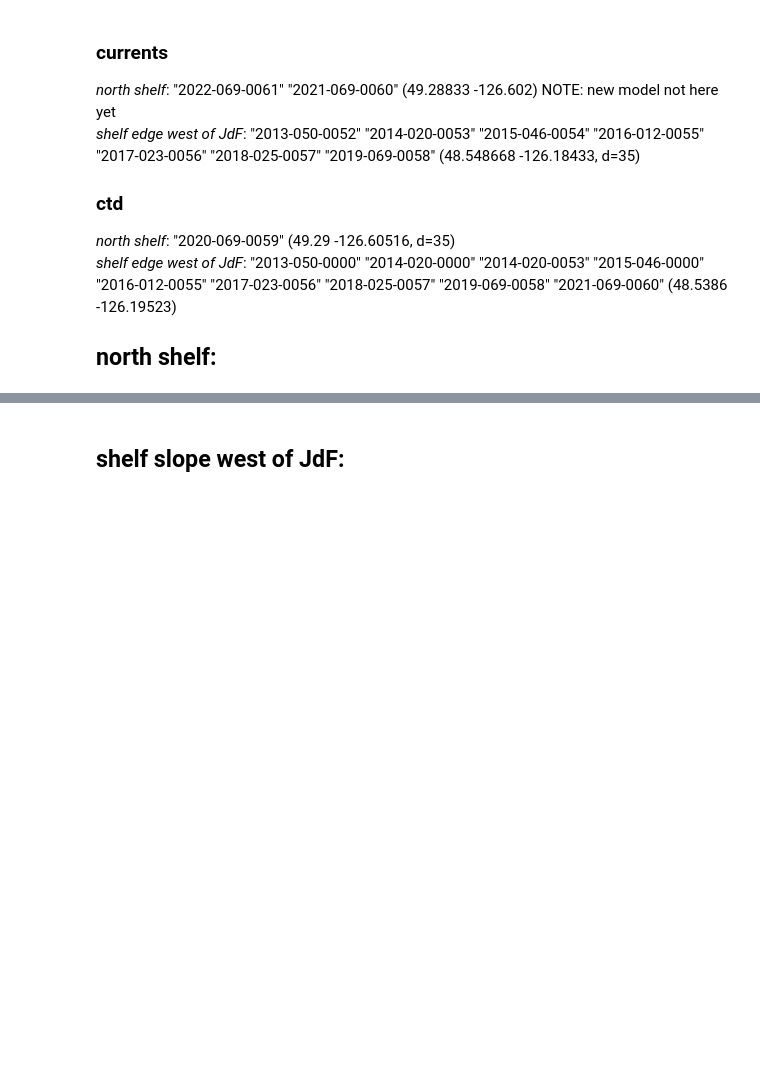
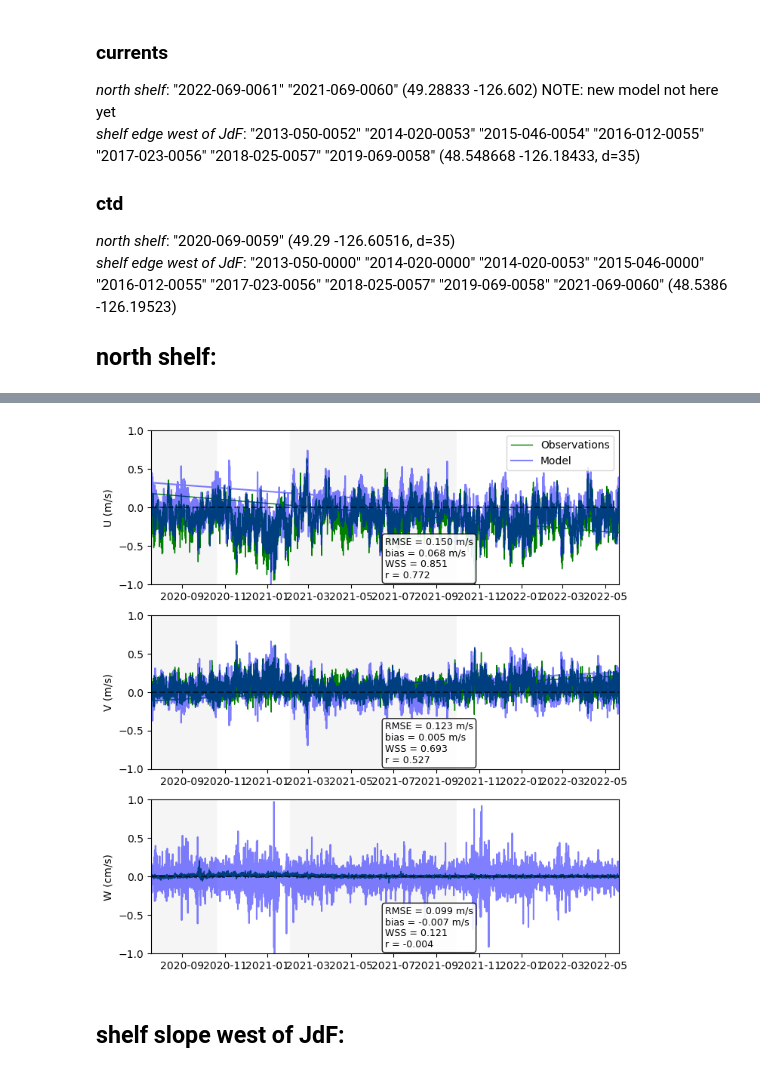
Before and after one commit to rbeutel/LO_user, a Jupyter notebook: eval/timeseries.ipynb, the cells around one changed output, grey strips where cells are left out. Cells and saved outputs as stored; diff of their text form; code cells hidden in the pictures; blank space fills up the shorter version.

```diff
--- a/eval/timeseries.ipynb
+++ b/eval/timeseries.ipynb
@@ -302,45 +327,47 @@ for j in range(0, len(season),2):
 # %%
-# df = pd.read_pickle("/data1/bbeutel/LO_output/extract_cast/ios/-126.60290000000002_49.28833_cur.p") # not yet at these dates
+df = pd.read_pickle("/data1/bbeutel/LO_output/extract_cast/ios/-126.60290000000002_49.28833_cur.p") # not yet at these dates
 
-# lat = np.append(lat, df['latitude (degrees_north)'][0])
-# lon = np.append(lon, df['longitude (degrees_east)'][0])
-# d = np.append(d, df['instrument_depth (m)'][0])
-# org = np.append(org, "ios")
-# mes = np.append(mes, 'cur')
+lat = np.append(lat, df['latitude (degrees_north)'][0])
+lon = np.append(lon, df['longitude (degrees_east)'][0])
+d = np.append(d, df['instrument_depth (m)'][0])
+org = np.append(org, "ios")
+mes = np.append(mes, 'cur')
 
-# # convert model w to cm/s
-# df['model_w'] = df['model_w']*100
+# convert model w to cm/s
+df['model_w'] = df['model_w']*100
 # %%
 # df
 # %%
-# fig,ax = plt.subplots(3,1,figsize=(8,9))
+fig,ax = plt.subplots(3,1,figsize=(8,9))
 
-# ax[0].plot(df.datetime, df['LCEWEL01 (m/s)'],'g',lw=1,label='Observations')
-# ax[0].plot(df.datetime, df['model_u'],'b',label='Model',alpha=0.5)
-# ax[0].set_ylabel('U (m/s)')
-# ax[0].legend()
-# # plot the stats pannel
-# plot_panel(ax[0], df['LCEWEL01 (m/s)'], df['model_u'], (-0.1,0.1), 'm/s')
+ax[0].plot(df.datetime, df['LCEWEL01 (m/s)'],'g',lw=1,label='Observations')
+ax[0].plot(df.datetime, df['model_u'],'b',label='Model',alpha=0.5)
+ax[0].set_ylabel('U (m/s)')
+ax[0].legend()
+# plot the stats pannel
+plot_panel(ax[0], df['LCEWEL01 (m/s)'], df['model_u'], (-0.1,0.1), 'm/s')
 
-# ax[1].plot(df.datetime, df['LCNSEL01 (m/s)'],'g',lw=1,label='Observations')
-# ax[1].plot(df.datetime, df['model_v'],'b',label='Model',alpha=0.5)
-# ax[1].set_ylabel('V (m/s)')
-# # plot the stats pannel
-# plot_panel(ax[1], df['LCNSEL01 (m/s)'], df['model_v'], (-0.1,0.1), 'm/s')
+ax[1].plot(df.datetime, df['LCNSEL01 (m/s)'],'g',lw=1,label='Observations')
+ax[1].plot(df.datetime, df['model_v'],'b',label='Model',alpha=0.5)
+ax[1].set_ylabel('V (m/s)')
+# plot the stats pannel
+plot_panel(ax[1], df['LCNSEL01 (m/s)'], df['model_v'], (-0.1,0.1), 'm/s')
 
-# ax[2].plot(df.datetime, df['LRZASP01 (m/s)'],'g',lw=1,label='Observations')
-# ax[2].plot(df.datetime, df['model_w'],'b',label='Model',alpha=0.5)
-# ax[2].set_ylabel('W (cm/s)')
-# # plot the stats pannel
-# plot_panel(ax[2], df['LRZASP01 (m/s)'], df['model_w'], (-0.1,0.1), 'm/s')
+ax[2].plot(df.datetime, df['LRZASP01 (m/s)'],'g',lw=1,label='Observations')
+ax[2].plot(df.datetime, df['model_w'],'b',label='Model',alpha=0.5)
+ax[2].set_ylabel('W (cm/s)')
+# plot the stats pannel
+plot_panel(ax[2], df['LRZASP01 (m/s)'], df['model_w'], (-0.1,0.1), 'm/s')
 
-# for i in range(len(ax)):
-#     ax[i].set_ylim([-1,1])
-#     ax[i].set_xlim([np.min(df.datetime),np.max(df.datetime)])
-#     ax[i].plot([np.min(df.datetime),np.max(df.datetime)],[0,0],'k--',alpha=0.6)
+for i in range(len(ax)):
+    ax[i].set_ylim([-1,1])
+    ax[i].set_xlim([np.min(df.datetime),np.max(df.datetime)])
+    ax[i].plot([np.min(df.datetime),np.max(df.datetime)],[0,0],'k--',alpha=0.6)
 
-#     for j in range(0, len(season),2):
-#         ax[i].fill_between(df.datetime, -5000, 85000, where=(df.datetime<season[j+1])&(df.datetime>=season[j]), color='whitesmoke')
+    for j in range(0, len(season),2):
+        ax[i].fill_between(df.datetime, -5000, 85000, where=(df.datetime<season[j+1])&(df.datetime>=season[j]), color='whitesmoke')
+# %% [output]
+[figure, added]
 # %% [markdown]
 ## shelf slope west of JdF:
 # %%
```
Also changed, not shown: parts of 7 cells of this notebook, 8 other files.
